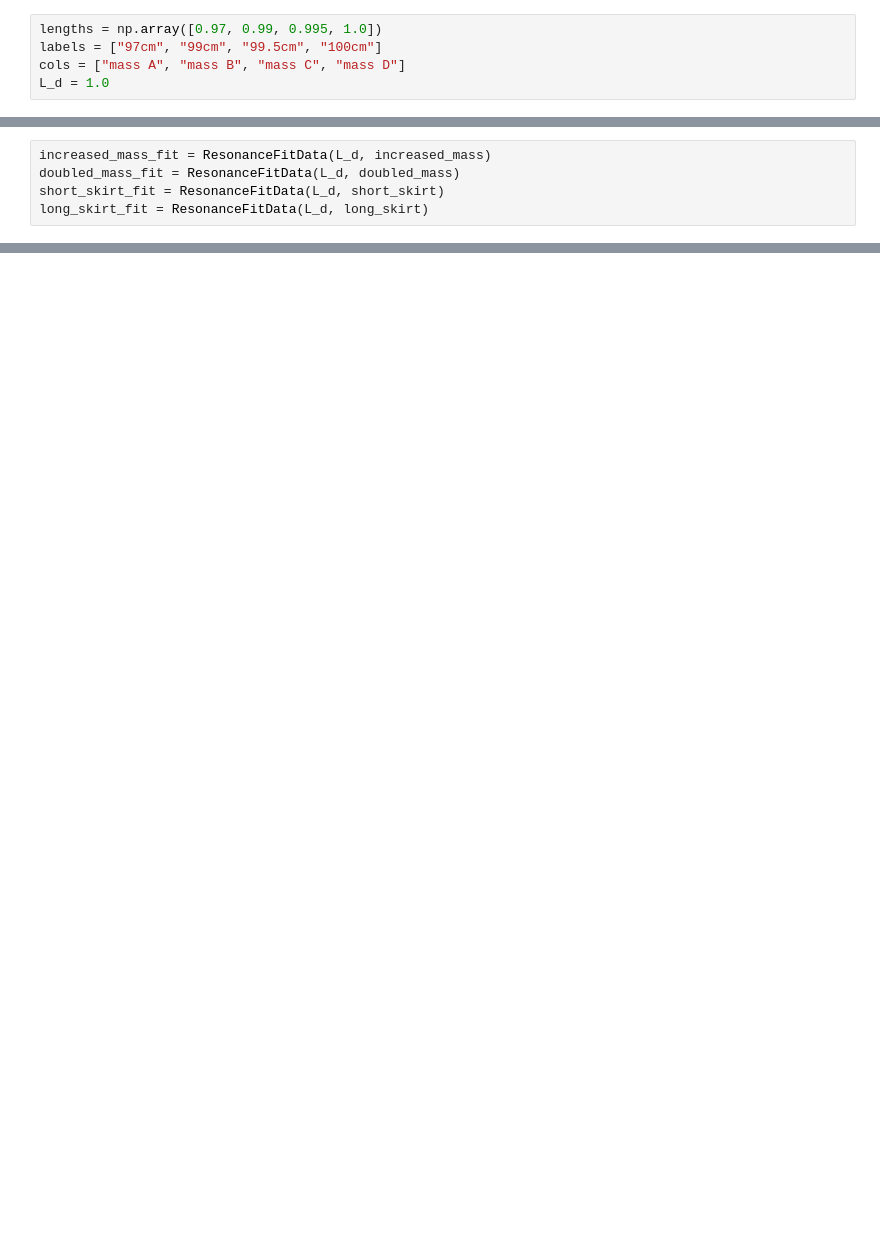
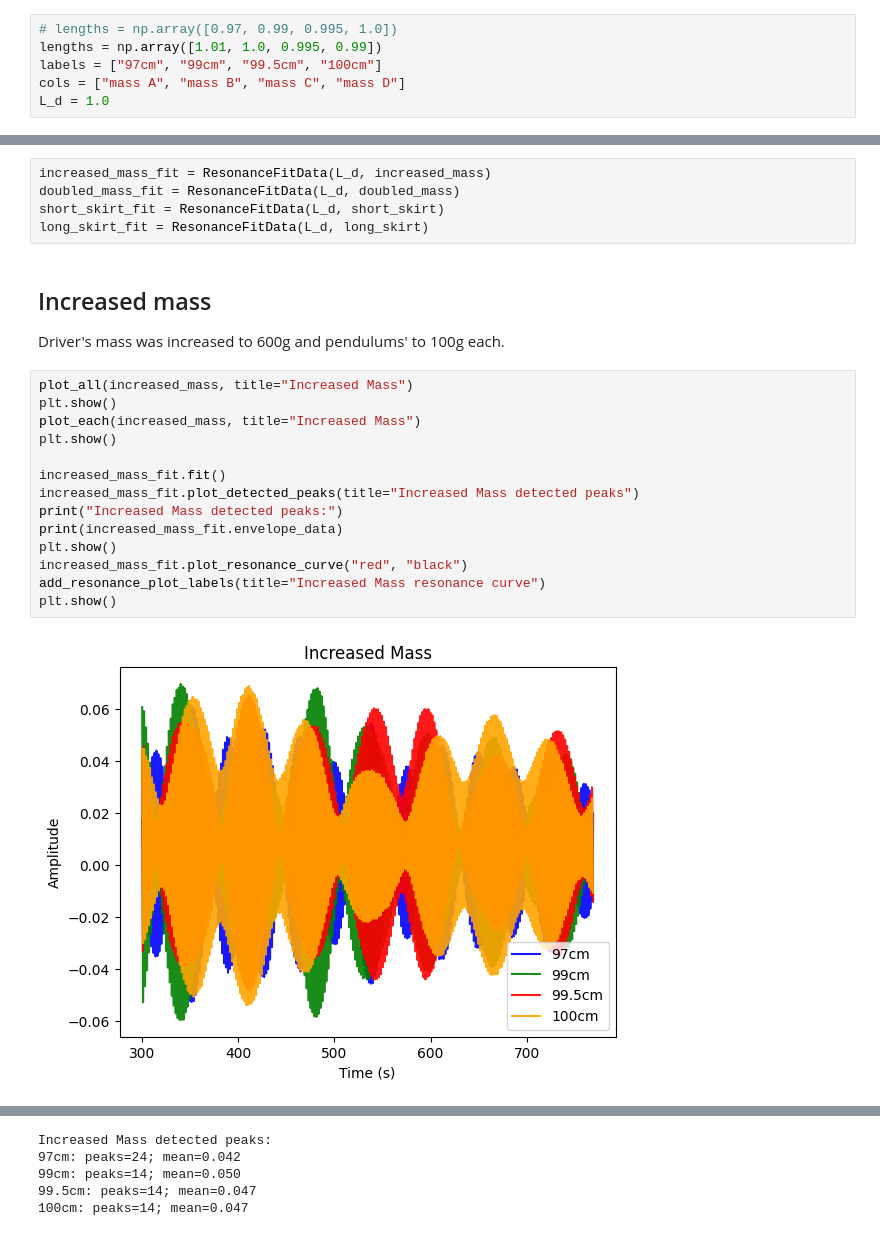
Before and after one commit to kij1n/physics-data-analysis, a Jupyter notebook: sessions/session6.ipynb, the cells around one changed output, grey strips where cells are left out. Cells and saved outputs as stored; diff of their text form; blank space fills up the shorter version.

```diff
--- a/sessions/session6.ipynb
+++ b/sessions/session6.ipynb
@@ -4,7 +4,8 @@ import numpy as np
 import matplotlib.pyplot as plt
 from utils import plot_all, plot_each, add_resonance_plot_labels, ResonanceFitData, PendulumsData
 # %%
-lengths = np.array([0.97, 0.99, 0.995, 1.0])
+# lengths = np.array([0.97, 0.99, 0.995, 1.0])
+lengths = np.array([1.01, 1.0, 0.995, 0.99])
 labels = ["97cm", "99cm", "99.5cm", "100cm"]
 cols = ["mass A", "mass B", "mass C", "mass D"]
 L_d = 1.0
@@ -30,3 +39,22 @@ increased_mass_fit = ResonanceFitData(L_d, increased_mass)
 doubled_mass_fit = ResonanceFitData(L_d, doubled_mass)
 short_skirt_fit = ResonanceFitData(L_d, short_skirt)
 long_skirt_fit = ResonanceFitData(L_d, long_skirt)
+# %% [markdown]
+## Increased mass
+Driver's mass was increased to 600g and pendulums' to 100g each.
+# %%
+plot_all(increased_mass, title="Increased Mass")
+plt.show()
+plot_each(increased_mass, title="Increased Mass")
+plt.show()
+
+increased_mass_fit.fit()
+increased_mass_fit.plot_detected_peaks(title="Increased Mass detected peaks")
+print("Increased Mass detected peaks:")
+print(increased_mass_fit.envelope_data)
+plt.show()
+increased_mass_fit.plot_resonance_curve("red", "black")
+add_resonance_plot_labels(title="Increased Mass resonance curve")
+plt.show()
+# %% [output]
+[figure, added]
@@ -32,0 +62,5 @@ long_skirt_fit = ResonanceFitData(L_d, long_skirt)
+Increased Mass detected peaks:
+97cm: peaks=24; mean=0.042
+99cm: peaks=14; mean=0.050
+99.5cm: peaks=14; mean=0.047
+100cm: peaks=14; mean=0.047
```
Also changed, not shown: parts of 8 cells of this notebook, 1 other file.
